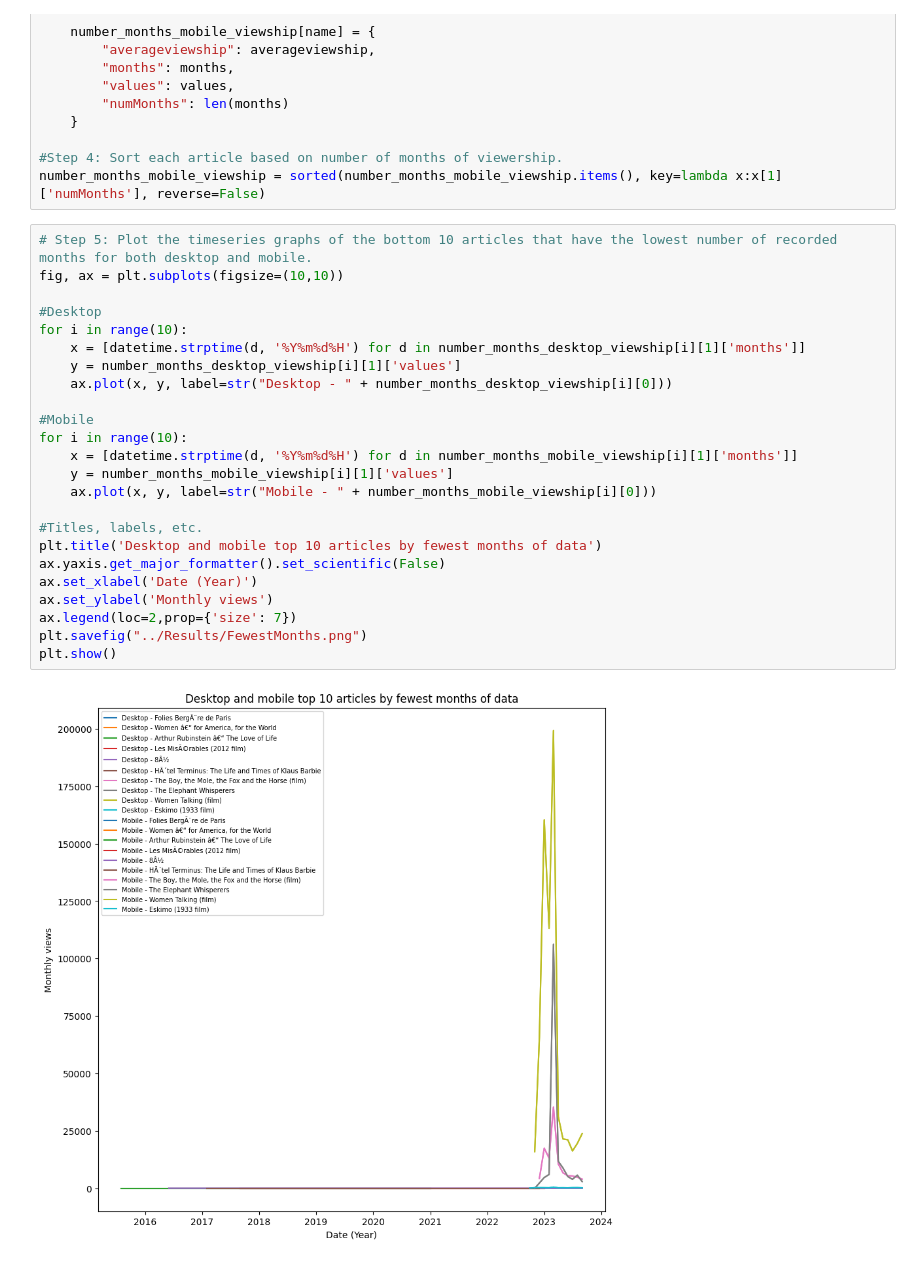
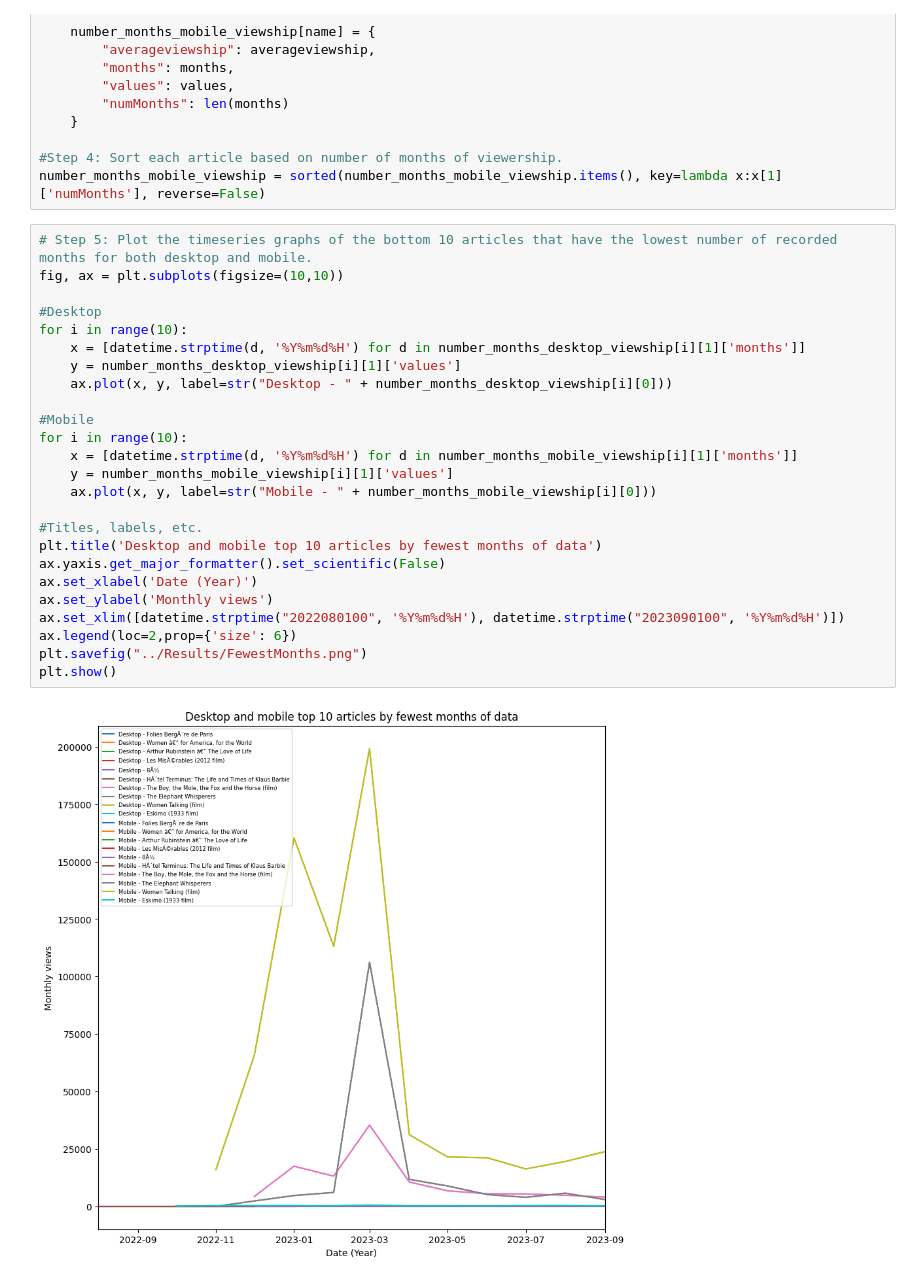
Before and after one commit to ZachBowyer/data-512-homework_1, a Jupyter notebook: Src/VisualAnalysis.ipynb, the cells around one changed output. Saved outputs shown, nothing was run; the diff lists cells and outputs as text.

```diff
--- a/Src/VisualAnalysis.ipynb
+++ b/Src/VisualAnalysis.ipynb
@@ -276,26 +276,27 @@ number_months_mobile_viewship = sorted(number_months_mobile_viewship.items(), ke
 # %%
 # Step 5: Plot the timeseries graphs of the bottom 10 articles that have the lowest number of recorded months for both desktop and mobile.
 fig, ax = plt.subplots(figsize=(10,10))
 
 #Desktop
 for i in range(10):
     x = [datetime.strptime(d, '%Y%m%d%H') for d in number_months_desktop_viewship[i][1]['months']]
     y = number_months_desktop_viewship[i][1]['values']
     ax.plot(x, y, label=str("Desktop - " + number_months_desktop_viewship[i][0]))
 
 #Mobile
 for i in range(10):
     x = [datetime.strptime(d, '%Y%m%d%H') for d in number_months_mobile_viewship[i][1]['months']]
     y = number_months_mobile_viewship[i][1]['values']
     ax.plot(x, y, label=str("Mobile - " + number_months_mobile_viewship[i][0]))
 
 #Titles, labels, etc.
 plt.title('Desktop and mobile top 10 articles by fewest months of data')
 ax.yaxis.get_major_formatter().set_scientific(False)
 ax.set_xlabel('Date (Year)')
 ax.set_ylabel('Monthly views')
-ax.legend(loc=2,prop={'size': 7})
+ax.set_xlim([datetime.strptime("2022080100", '%Y%m%d%H'), datetime.strptime("2023090100", '%Y%m%d%H')])
+ax.legend(loc=2,prop={'size': 6})
 plt.savefig("../Results/FewestMonths.png")
 plt.show()
 # %% [output]
-[figure, old version]
+[figure, new version]
```
Also changed, not shown: 3 other files.
